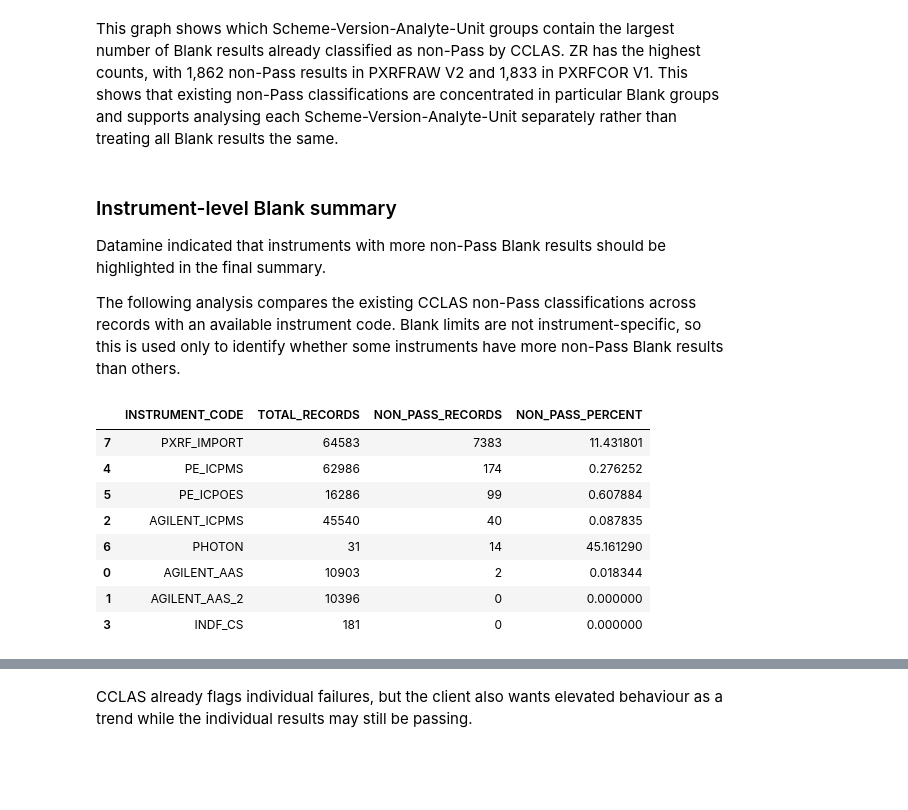
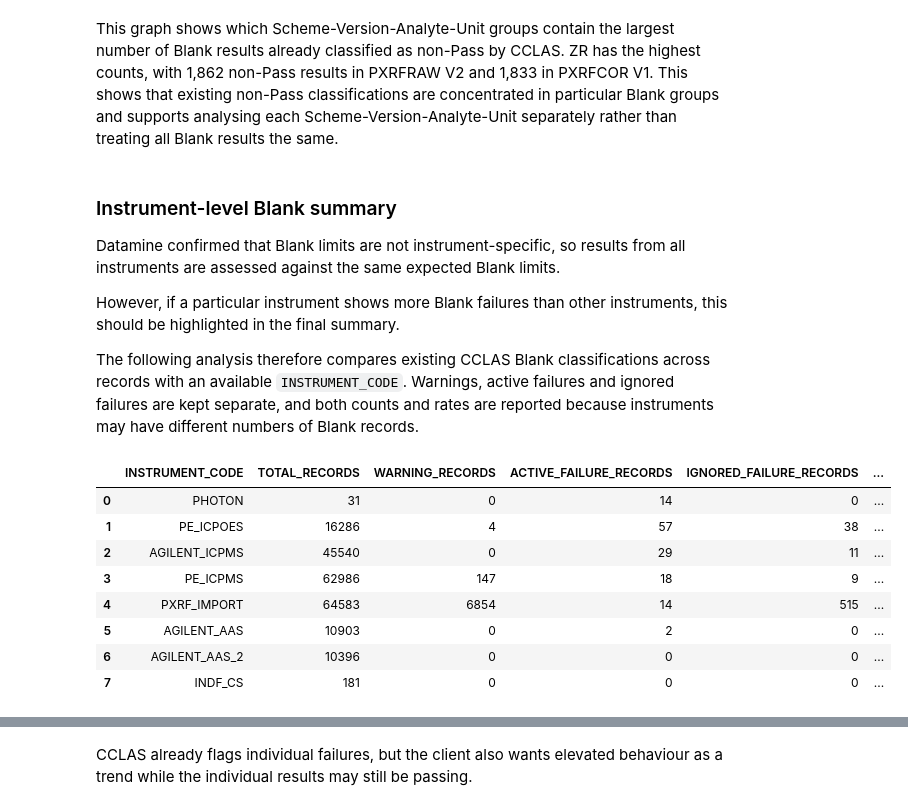
Before and after one commit to Jettiz/QUT-Capstone-Team-32-Datamine-QC-Quality-Control, a Jupyter notebook: notebooks/Blanks-Team32_TECHNICALLY_CORRECTED_code.ipynb, the cells around one changed output, grey strips where cells are left out. Drawn from its saved outputs; the diff is of its cells as text; code cells hidden in the pictures; blank space fills up the shorter version.

```diff
--- a/notebooks/Blanks-Team32_TECHNICALLY_CORRECTED_code.ipynb
+++ b/notebooks/Blanks-Team32_TECHNICALLY_CORRECTED_code.ipynb
@@ -571,46 +642,89 @@ This graph shows which Scheme-Version-Analyte-Unit groups contain the largest nu
 # %% [markdown]
 ### Instrument-level Blank summary
 
-Datamine indicated that instruments with more non-Pass Blank results should be highlighted in the final summary.
+Datamine confirmed that Blank limits are not instrument-specific, so results from all instruments are assessed against the same expected Blank limits.
 
-The following analysis compares the existing CCLAS non-Pass classifications across records with an available instrument code. Blank limits are not instrument-specific, so this is used only to identify whether some instruments have more non-Pass Blank results than others.
+However, if a particular instrument shows more Blank failures than other instruments, this should be highlighted in the final summary.
+
+The following analysis therefore compares existing CCLAS Blank classifications across records with an available `INSTRUMENT_CODE`. Warnings, active failures and ignored failures are kept separate, and both counts and rates are reported because instruments may have different numbers of Blank records.
 # %%
 # Summarise existing CCLAS results by instrument
 instrument_df = analysis_df[
     analysis_df["INSTRUMENT_CODE"].notna()
 ].copy()
 
+# Keep different existing CCLAS outcomes separate
+instrument_df["CCLAS_WARNING"] = instrument_df[
+    "STANDARD_STATUS"
+].isin([
+    "UpperWarning",
+    "LowerWarning",
+])
+
+instrument_df["CCLAS_ACTIVE_FAILURE"] = instrument_df[
+    "STANDARD_STATUS"
+].isin([
+    "UpperFailure",
+    "LowerFailure",
+])
+
+instrument_df["CCLAS_IGNORED_FAILURE"] = instrument_df[
+    "STANDARD_STATUS"
+].isin([
+    "IgnoredUpperFailure",
+    "IgnoredLowerFailure",
+])
+
 instrument_summary = (
     instrument_df
-    .assign(NON_PASS=instrument_df["STANDARD_STATUS"].ne("Pass"))
     .groupby("INSTRUMENT_CODE")
     .agg(
         TOTAL_RECORDS=("STANDARD_STATUS", "size"),
-        NON_PASS_RECORDS=("NON_PASS", "sum")
+        WARNING_RECORDS=("CCLAS_WARNING", "sum"),
+        ACTIVE_FAILURE_RECORDS=("CCLAS_ACTIVE_FAILURE", "sum"),
+        IGNORED_FAILURE_RECORDS=("CCLAS_IGNORED_FAILURE", "sum"),
     )
     .reset_index()
 )
 
-instrument_summary["NON_PASS_PERCENT"] = (
-    instrument_summary["NON_PASS_RECORDS"]
+# Calculate rates because instruments may have different numbers of Blank records
+instrument_summary["WARNING_PERCENT"] = (
+    instrument_summary["WARNING_RECORDS"]
     / instrument_summary["TOTAL_RECORDS"]
     * 100
 )
 
-instrument_summary = instrument_summary.sort_values(
-    "NON_PASS_RECORDS",
-    ascending=False
+instrument_summary["ACTIVE_FAILURE_PERCENT"] = (
+    instrument_summary["ACTIVE_FAILURE_RECORDS"]
+    / instrument_summary["TOTAL_RECORDS"]
+    * 100
 )
 
+instrument_summary["IGNORED_FAILURE_PERCENT"] = (
+    instrument_summary["IGNORED_FAILURE_RECORDS"]
+    / instrument_summary["TOTAL_RECORDS"]
+    * 100
+)
+
+# Rank instruments by active CCLAS failure rate,
+# then by the number of active failures
+instrument_summary = instrument_summary.sort_values(
+    [
+        "ACTIVE_FAILURE_PERCENT",
+        "ACTIVE_FAILURE_RECORDS",
+    ],
+    ascending=False
+).reset_index(drop=True)
+
 display(instrument_summary)
 # %% [output]
-|  | INSTRUMENT_CODE | TOTAL_RECORDS | NON_PASS_RECORDS | NON_PASS_PERCENT |
-| 7 | PXRF_IMPORT | 64583 | 7383 | 11.431801 |
-| 4 | PE_ICPMS | 62986 | 174 | 0.276252 |
-| 5 | PE_ICPOES | 16286 | 99 | 0.607884 |
-| 2 | AGILENT_ICPMS | 45540 | 40 | 0.087835 |
-| 6 | PHOTON | 31 | 14 | 45.161290 |
-| 0 | AGILENT_AAS | 10903 | 2 | 0.018344 |
-| 1 | AGILENT_AAS_2 | 10396 | 0 | 0.000000 |
-| 3 | INDF_CS | 181 | 0 | 0.000000 |
+|  | INSTRUMENT_CODE | TOTAL_RECORDS | WARNING_RECORDS | ACTIVE_FAILURE_RECORDS | IGNORED_FAILURE_RECORDS | ... |
+| 0 | PHOTON | 31 | 0 | 14 | 0 | ... |
+| 1 | PE_ICPOES | 16286 | 4 | 57 | 38 | ... |
+| 2 | AGILENT_ICPMS | 45540 | 0 | 29 | 11 | ... |
+| 3 | PE_ICPMS | 62986 | 147 | 18 | 9 | ... |
+| 4 | PXRF_IMPORT | 64583 | 6854 | 14 | 515 | ... |
+| 5 | AGILENT_AAS | 10903 | 0 | 2 | 0 | ... |
+| 6 | AGILENT_AAS_2 | 10396 | 0 | 0 | 0 | ... |
+| 7 | INDF_CS | 181 | 0 | 0 | 0 | ... |
 # %%
```
Also changed, not shown: parts of 62 cells of this notebook.
